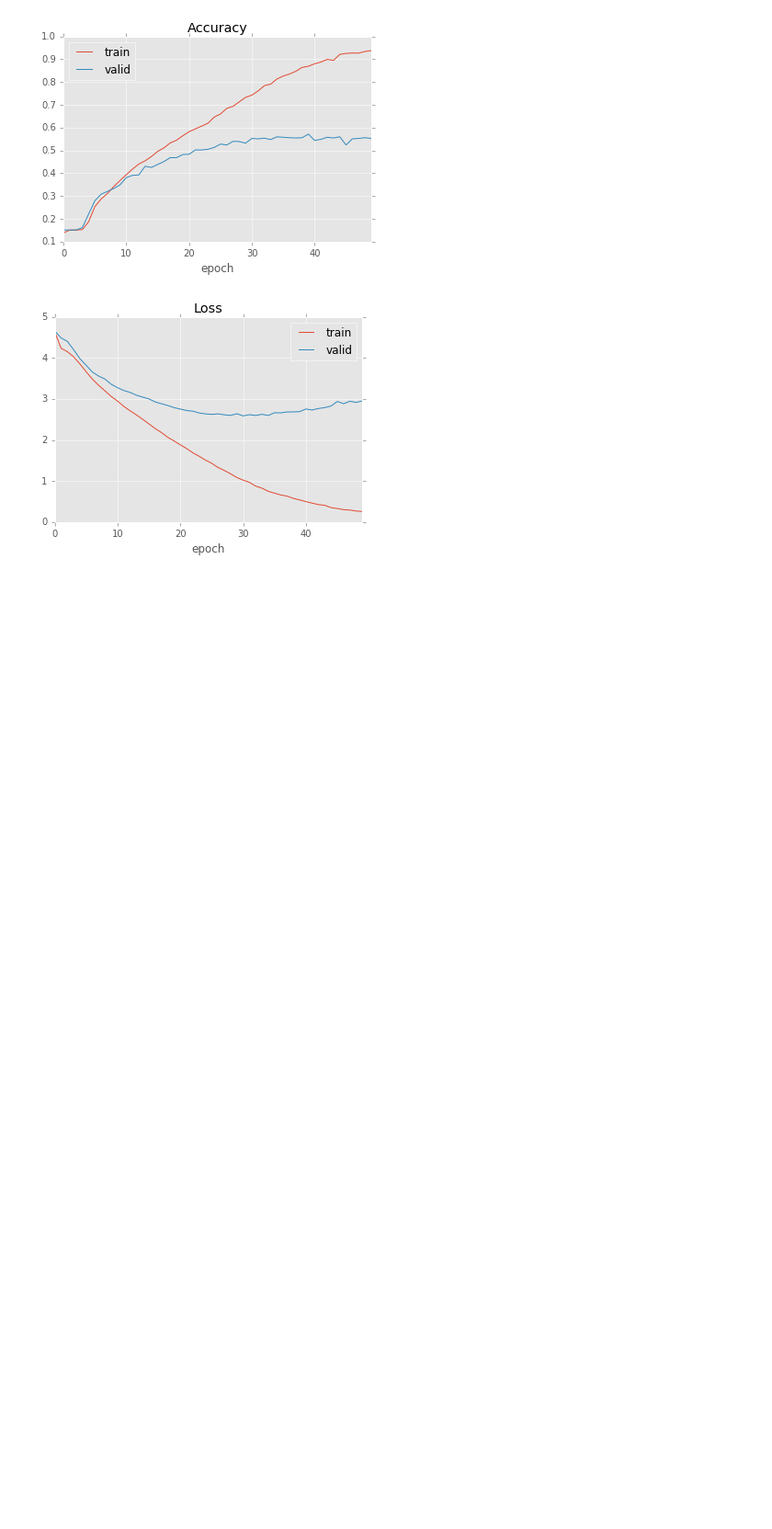
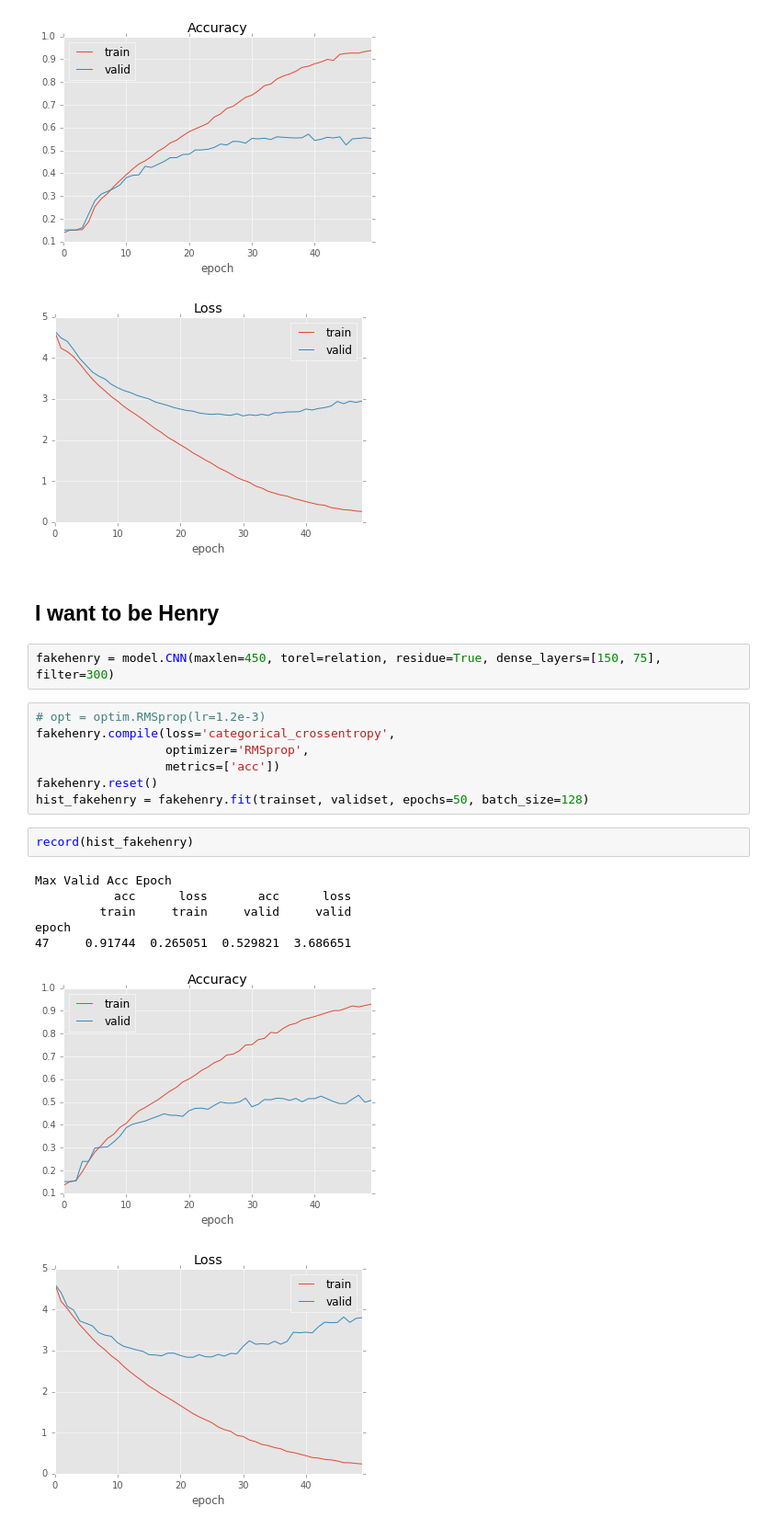
Before and after one commit to vickyliin/NLIL, a Jupyter notebook: train_law_classifier_cnn.ipynb, the cells around one changed output. Shown at 92% size. Cells and saved outputs as stored; diff of their text form; blank space fills up the shorter version.

Commit message:
add fake henry

```diff
--- a/train_law_classifier_cnn.ipynb
+++ b/train_law_classifier_cnn.ipynb
@@ -168,3 +178,24 @@ epoch
 39     0.869032  0.53962  0.571571  2.690347
 [figure]
 [figure]
+# %% [markdown]
+## I want to be Henry
+# %%
+fakehenry = model.CNN(maxlen=450, torel=relation, residue=True, dense_layers=[150, 75], filter=300)
+# %%
+# opt = optim.RMSprop(lr=1.2e-3)
+fakehenry.compile(loss='categorical_crossentropy',
+                  optimizer='RMSprop',
+                  metrics=['acc'])
+fakehenry.reset()
+hist_fakehenry = fakehenry.fit(trainset, validset, epochs=50, batch_size=128)
+# %%
+record(hist_fakehenry)
+# %% [output]
+Max Valid Acc Epoch
+           acc      loss       acc      loss
+         train     train     valid     valid
+epoch
+47     0.91744  0.265051  0.529821  3.686651
+[figure, added]
+[figure, added]
```
Also changed, not shown: parts of 1 cell of this notebook.
